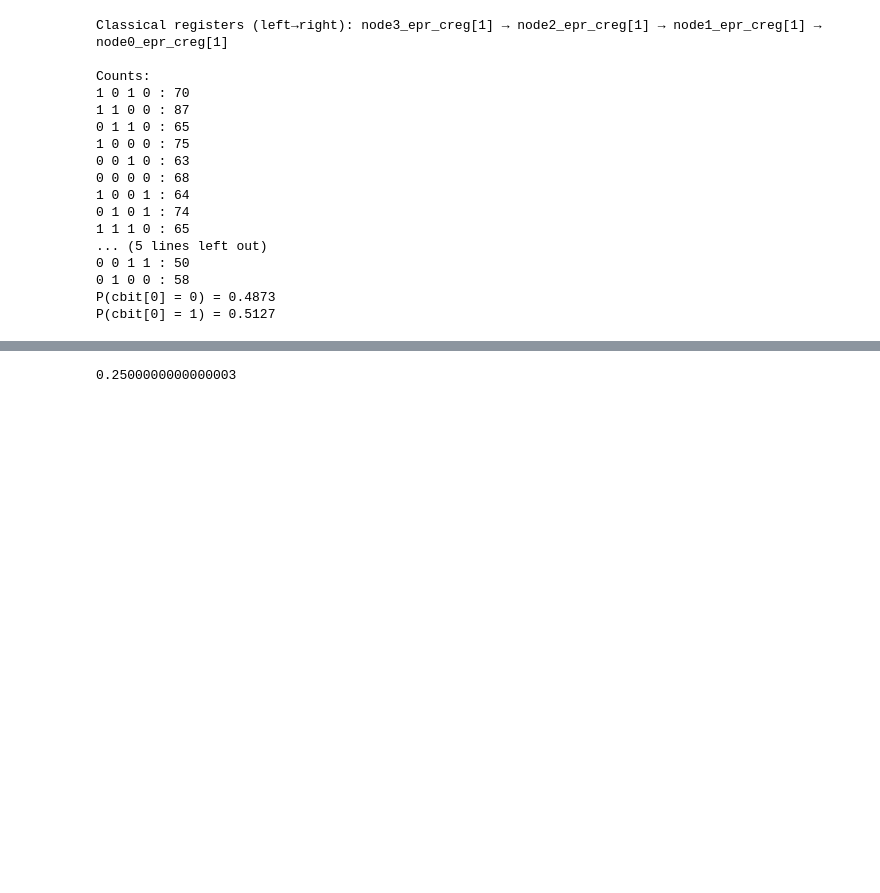
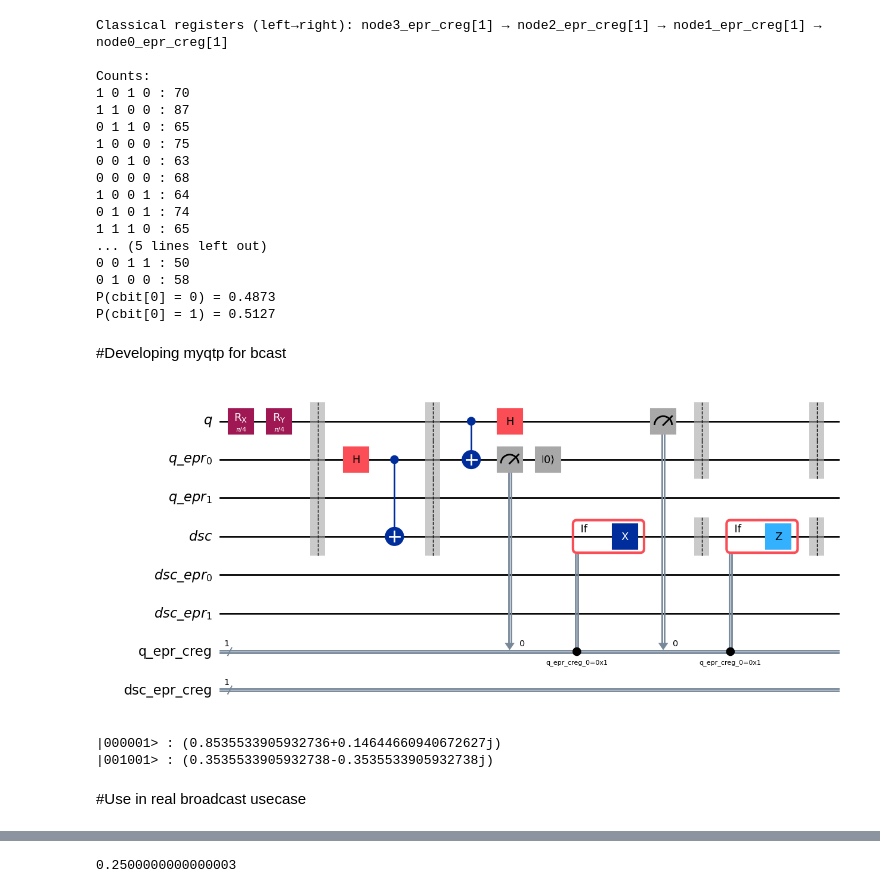
Before and after one commit to EayonTinthai/qmpi_cpe_kmutt, a Jupyter notebook: QMPI_Tinthai_Version/playground/advance_mpi.ipynb, the cells around one changed output, grey strips where cells are left out. Saved outputs shown, nothing was run; the diff lists cells and outputs as text; code cells hidden in the pictures; blank space fills up the shorter version.

Commit message:
Successfully to create new Broadcast Method with the same statevector

```diff
--- a/QMPI_Tinthai_Version/playground/advance_mpi.ipynb
+++ b/QMPI_Tinthai_Version/playground/advance_mpi.ipynb
@@ -284,0 +216,2 @@ collective_circuit_tinthai.recieveEPR(collective_circuit_tinthai.q, node3[0], no
+# %% [markdown]
+#Developing myqtp for bcast
@@ -284,0 +236,26 @@ collective_circuit_tinthai.recieveEPR(collective_circuit_tinthai.q, node3[0], no
+# %%
+qreg_q = [0,0,0,0]
+qreg_q[0] = QuantumRegister(1, 'q')
+qreg_q[1] = QuantumRegister(2, 'q_epr')
+qreg_q[2] = QuantumRegister(1, 'dsc')
+qreg_q[3] = QuantumRegister(2, 'dsc_epr')
+creg_c0 = ClassicalRegister(1, 'q_epr_creg')
+creg_c1 = ClassicalRegister(1, 'dsc_epr_creg')
+
+circuit = QuantumCircuit()
+circuit.add_register(qreg_q[0], qreg_q[1], qreg_q[2], qreg_q[3])
+circuit.add_register(creg_c0, creg_c1)
+
+circuit.rx(math.pi / 4, qreg_q[0])
+circuit.ry(math.pi / 4, qreg_q[0])
+circuit.barrier(qreg_q[0], qreg_q[1], qreg_q[2])
+circuit.h(qreg_q[1][0])
+circuit.cx(qreg_q[1][0], qreg_q[2])
+circuit.barrier(qreg_q[0], qreg_q[1], qreg_q[2])
+
+circuit = MPI.EPRsetup(circuit, qreg_q[0][0], qreg_q[2][0])
+circuit = my_qtp(circuit, qreg_q[0][0], qreg_q[1][0], qreg_q[2][0], creg_c0[0])
+# %%
+circuit.q.draw("mpl")
+# %% [output]
+[figure, added]
@@ -284,0 +282,14 @@ collective_circuit_tinthai.recieveEPR(collective_circuit_tinthai.q, node3[0], no
+# %%
+from qiskit.quantum_info import Statevector
+import numpy as np
+
+# statevector จากผล simulation
+vec = Statevector(statevector)
+
+# แสดงเฉพาะค่าสำคัญ
+for i, amp in enumerate(vec.data):
+    if not np.isclose(abs(amp), 0):  # ข้ามค่าที่แทบเป็นศูนย์
+        print(f"|{i:0{vec.num_qubits}b}> : {amp}")
+# %% [output]
+|000001> : (0.8535533905932736+0.14644660940672627j)
+|001001> : (0.3535533905932738-0.3535533905932738j)
@@ -284,0 +301,2 @@ collective_circuit_tinthai.recieveEPR(collective_circuit_tinthai.q, node3[0], no
+# %% [markdown]
+#Use in real broadcast usecase
```
Also changed, not shown: parts of 11 cells of this notebook, 1 other file.
